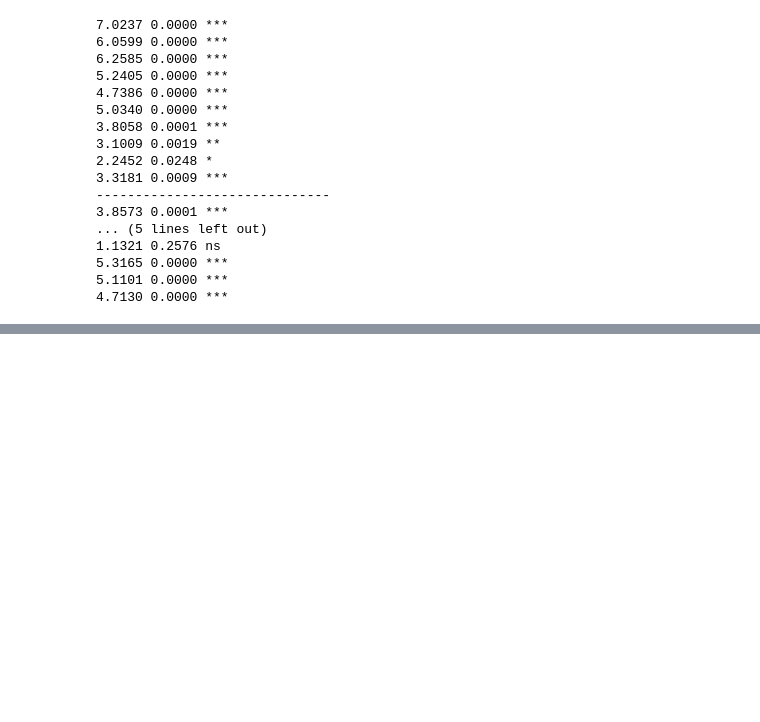
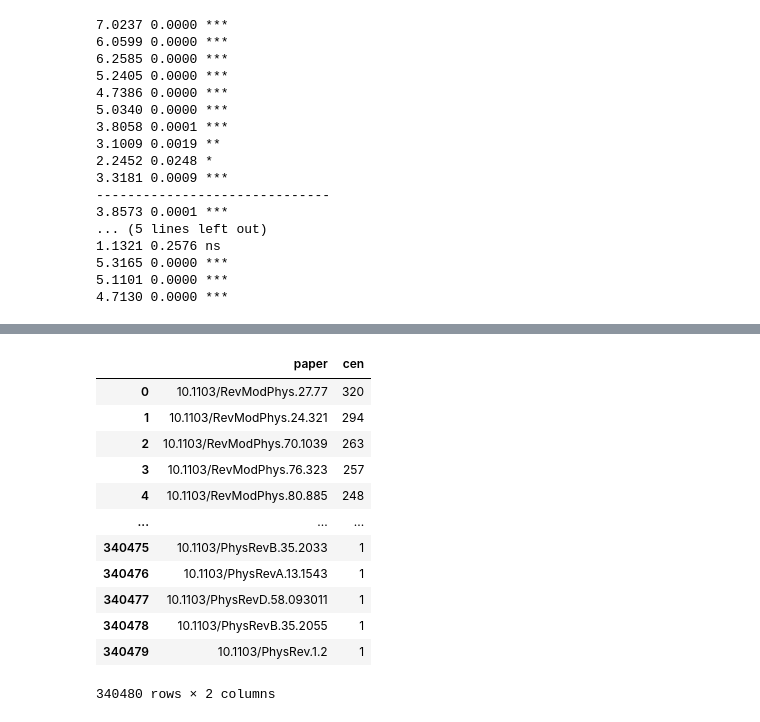
Before and after one commit to therobinkay/firstmover, a Jupyter notebook: main.ipynb, the cells around one changed output, grey strips where cells are left out. Cells and saved outputs as stored; diff of their text form; code cells hidden in the pictures; blank space fills up the shorter version.

```diff
--- a/main.ipynb
+++ b/main.ipynb
@@ -2479,0 +2480,17 @@ sim_mf_5.head()
+# %%
+cb5vc = cb5.value_counts(['citing_doi']).rename_axis('paper').reset_index(name='cen')
+cb5vc
+# %% [output]
+|  | paper | cen |
+| 0 | 10.1103/RevModPhys.27.77 | 320 |
+| 1 | 10.1103/RevModPhys.24.321 | 294 |
+| 2 | 10.1103/RevModPhys.70.1039 | 263 |
+| 3 | 10.1103/RevModPhys.76.323 | 257 |
+| 4 | 10.1103/RevModPhys.80.885 | 248 |
+| ... | ... | ... |
+| 340475 | 10.1103/PhysRevB.35.2033 | 1 |
+| 340476 | 10.1103/PhysRevA.13.1543 | 1 |
+| 340477 | 10.1103/PhysRevD.58.093011 | 1 |
+| 340478 | 10.1103/PhysRevB.35.2055 | 1 |
+| 340479 | 10.1103/PhysRev.1.2 | 1 |
+340480 rows × 2 columns
```
Also changed, not shown: parts of 23 cells of this notebook.
